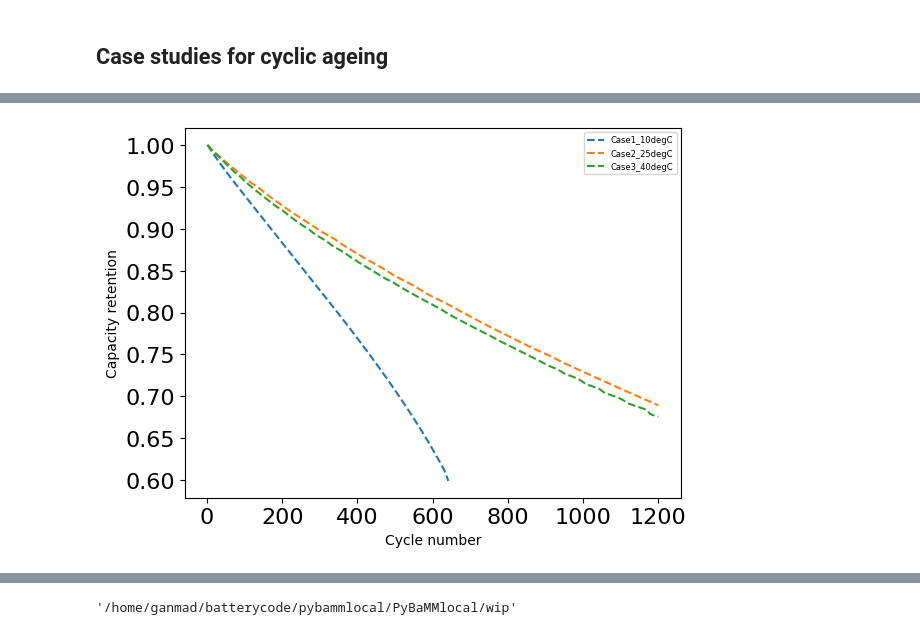
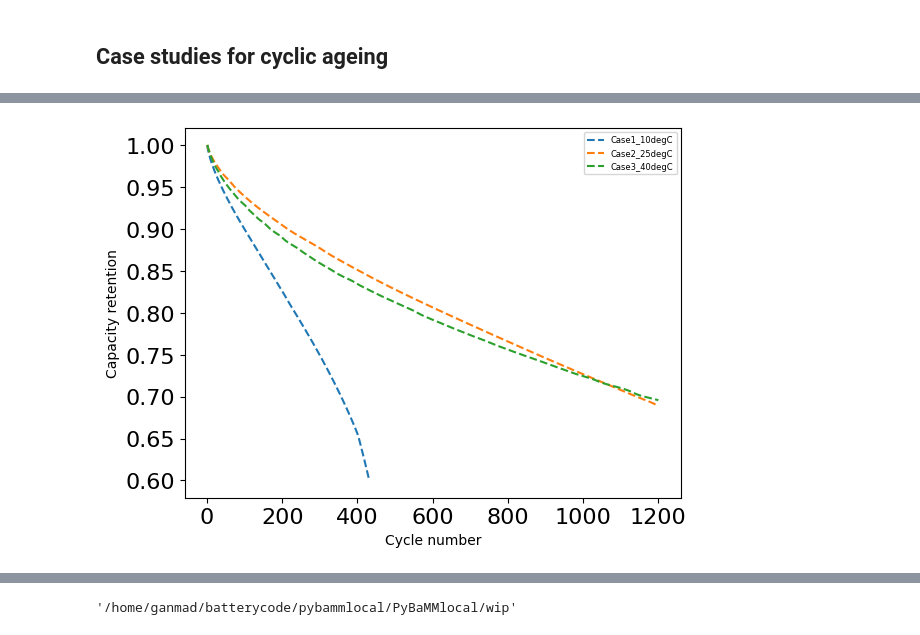
Before and after one commit to ganmadche/PyBaMMlocal, a Jupyter notebook: wip/rev1_paperKneedfn2026_cyclewithRpT_htc100_dataComp.ipynb, the cells around one changed output, grey strips where cells are left out. Drawn from its saved outputs; the diff is of its cells as text; code cells hidden in the pictures.

```diff
--- a/wip/rev1_paperKneedfn2026_cyclewithRpT_htc100_dataComp.ipynb
+++ b/wip/rev1_paperKneedfn2026_cyclewithRpT_htc100_dataComp.ipynb
@@ -9,11 +9,8 @@ from pybamm import Scalar
 
 current_directory = os.getcwd()
 
-parameter_values = pybamm.ParameterValues("OKane2022") # "lithium plating": "partially reversible",
-options = {"thermal": "lumped","lithium plating": "irreversible","SEI":"ec reaction limited", "SEI film resistance":"average", "SEI porosity change": "true","loss of active material": "stress-driven","particle mechanics":"swelling only"} #"lithium plating": "irreversible",
-
-
-# pybamm.set_logging_level("DEBUG")
+parameter_values = pybamm.ParameterValues("OKane2022")
+options = {"thermal": "lumped","lithium plating": "partially reversible","SEI":"ec reaction limited", "SEI film resistance":"average", "SEI porosity change": "true","loss of active material": "stress-driven","particle mechanics":"swelling only"} #"lithium plating": "irreversible",
 # %%
 model = pybamm.lithium_ion.SPM(options=options) #DFN or SPM
 # %%
@@ -33,15 +30,15 @@ def ec_diffusivity(T_amb):
     return D_sj * arrhenius
 parameter_values.update({"EC diffusivity [m2.s-1]": ec_diffusivity})
 #sei parameters update
-parameter_values.update({"SEI kinetic rate constant [m.s-1]": 0.8*1e-12*0.002*0.5})
+parameter_values.update({"SEI kinetic rate constant [m.s-1]": 5*1e-12*0.002*0.5})
 parameter_values.update({"SEI growth activation energy [J.mol-1]": 42000.0,
                          "SEI partial molar volume [m3.mol-1]": 9.585e-05*0.4,
                          "SEI resistivity [Ohm.m]": 200000.0
                          })
 # LAM parameters update
 
-parameter_values.update({"Positive electrode LAM constant proportional term [s-1]": 2*0.25*0.5*1.5*0.1/3600,
-                         "Negative electrode LAM constant proportional term [s-1]": 2*0.13*0.5*1.5*0.1/3600,
+parameter_values.update({"Positive electrode LAM constant proportional term [s-1]": 3*0.25*0.5*1.5*0.1/3600,
+                         "Negative electrode LAM constant proportional term [s-1]": 3*0.13*0.5*1.5*0.1/3600,
 
                          "Positive electrode LAM constant exponential term": 2.3,
                          "Negative electrode LAM constant exponential term": 2.3,
@@ -55,7 +52,8 @@ parameter_values.update({"Positive electrode LAM constant proportional term [s-1
 
 #Plating paremeters update
 parameter_values.update({
-                        "Lithium plating kinetic rate constant [m.s-1]": 5*1e-09*0.001,
+                        "Lithium plating kinetic rate constant [m.s-1]": 100*5*1e-09*0.001,
                         "Lithium plating transfer coefficient": 0.65,
+                        "Dead lithium decay constant [s-1]": 7e-05,
 
                         })
@@ -155,57 +109,26 @@ experimentNiall = pybamm.Experiment(
 # %% [markdown]
 ## Case studies for cyclic ageing
 # %%
-# cycles_per_day = 1
-# days_per_year = 365 #365
-# years_for_sim = 8
-# termination_capacity = 70
-# time_per_cycle = 24/cycles_per_day #in hours
-# soc_upper_cutoff = 1
-# soc_lower_cutoff = 0
-# max_dod = soc_upper_cutoff - soc_lower_cutoff
-# crate_ref = 0.1
-# period_charge_discharge = 5
-# period_rest = 60
+
 safe_solver = pybamm.IDAKLUSolver(options={"dt_max": 20}) #options={"dt_max": 10}) #mode="safe", ,  dt_max= dt_max options={"dt_max": 5}
 
 df_conditions = {}
 df_conditions = pd.DataFrame(df_conditions)
-# simcase_list = []
-# experiment_list = []
-# no_steps_list = []
-# ifcond_cycle_list = []
+
 
 for n in range(len(df)):
     tempC_case = df["Temperature"][n]
     simcase = df["Case"][n]
-    # dod_case = df["DoD"][n]*0.01
-    # soc_case = df["SoC"][n]*0.01
-    # crate = df["C_rate"][n]
+
 
     parameter_values.update({"Ambient temperature [K]": 273.15 + tempC_case,
                             "Initial temperature [K]": 273.15 + tempC_case})
-
-     #time in minutes
-
-    # experiment0 = pybamm.Experiment(
-    # [
-    #     (
-    #         f"Charge at {crate}C until 4.2 V",
-    #         "Hold at 4.2 V until 50 mA",
-    #         "Rest for 10 min (1 minute period)",
-    #         f"Discharge at {crate}C until 2.85 V",
-    #         "Rest for 20 min (1 minute period)",
-    #     )
-    # ]
-    # * 1000,
-    # termination= "60% capacity"
-    # )
 
 
 
 
 
-    #exp1 = pybamm.Experiment(list_of_steps_auto*cycles_per_day*days_per_year*years_for_sim, termination=f"{termination_capacity}% capacity")
+
     sim1 = pybamm.Simulation(model=model, parameter_values=parameter_values, experiment=experimentNiall, solver=safe_solver)
     sol1 = sim1.solve(showprogress=True, ) #save_at_cycles=50
     print("Took", sol1.solve_time)
@@ -232,20 +155,10 @@ for n in range(len(df)):
     df2["Qside"] = Qside
 
 
-    df2.to_csv(f"{current_directory}/rev1LinkingPaper2026/compareData/Case{simcase}_{tempC_case}degC_sim_dataCompare.csv")
+    df2.to_csv(f"{current_directory}/rev1LinkingPaper2026/compareData/Case{simcase}_{tempC_case}degC_sim_dataCompare_DFN.csv")
 
     plt.plot(cycle1,Q1/Q1[0],"--", label =f"Case{simcase}_{tempC_case}degC")  #_{crate}C_{int(soc_case*100)}SoC_{int(dod_case*100)}DoD_{cycles_per_day}cycle")
     plt.legend(fontsize=6)
-
-
-    # discharge_time = None
-    # charge_time = None
-    # rest_time = None
-    # discharge_to_soc_time = None
-    # list_of_steps_auto = None
-    # updated_rest_time = None
-    # ifcond_cycle = None
-
 
 
 plt.xlabel("Cycle number")
@@ -260,4 +173,4 @@ Took 29.325 s
-[figure, old version]
+[figure, new version]
 # %%
 # t1 = sim1.solution["Time [h]"].entries
 # Vc1 = sim1.solution["Terminal voltage [V]"].entries
```
Also changed, not shown: parts of 14 cells of this notebook.
